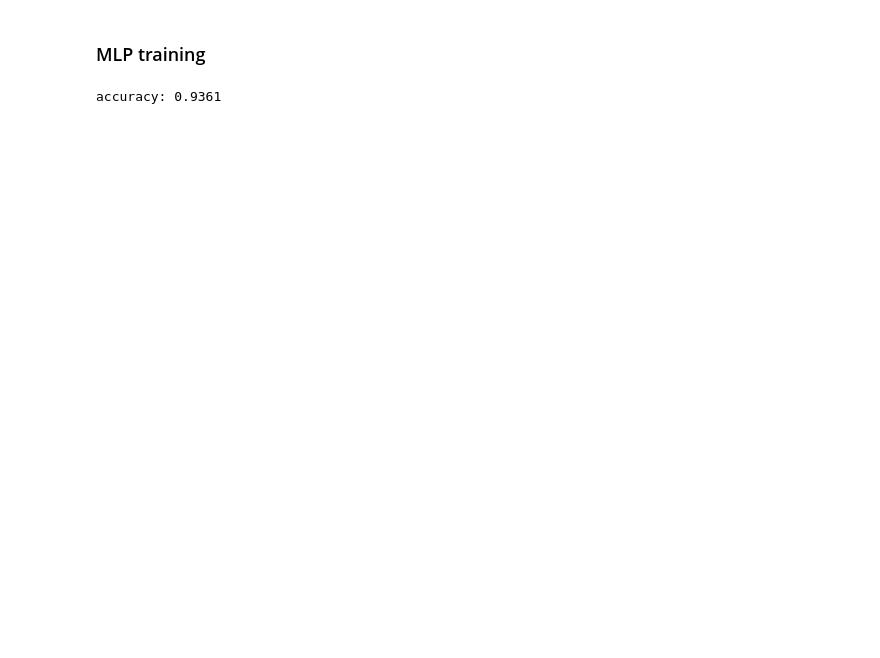
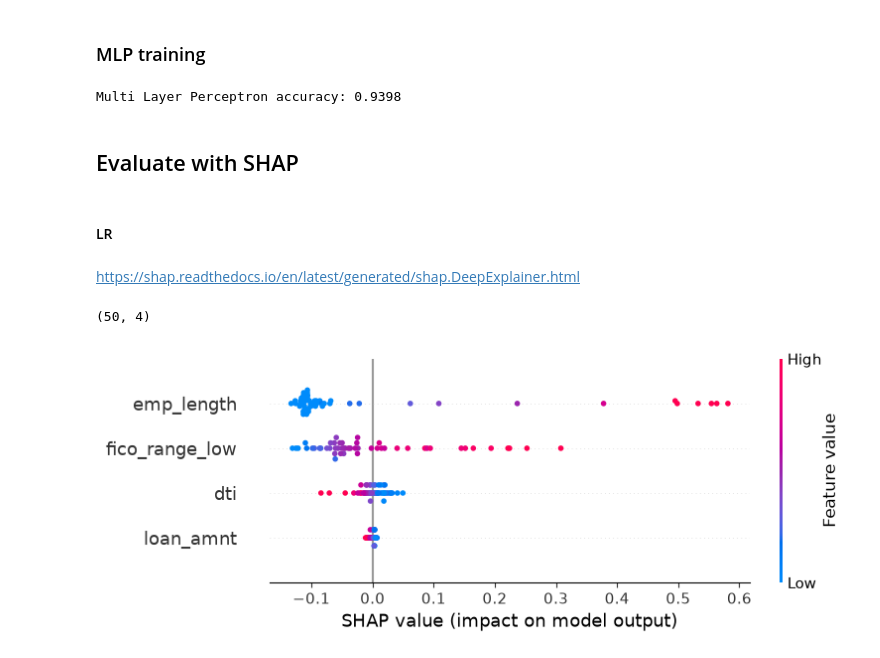
Before and after one commit to TechInTerh/VSWAM, a Jupyter notebook: project_notebooks/eda-with-python-MLP.ipynb, the cells around one changed output. Drawn from its saved outputs; the diff is of its cells as text; code cells hidden in the pictures; blank space fills up the shorter version.

Commit message:
clean shap

```diff
--- a/project_notebooks/eda-with-python-MLP.ipynb
+++ b/project_notebooks/eda-with-python-MLP.ipynb
@@ -167,25 +167,44 @@ accuracy: 0.8789
 # %% [markdown]
 ### MLP training
 # %%
-lr = MLP(input_dim=input_dim)
-lr.to("cuda")
-optimizer = optim.Adam(lr.parameters(), lr=0.01)
-lr.train()
+mlp = MLP(input_dim=input_dim)
+mlp.to("cuda")
+optimizer = optim.Adam(mlp.parameters(), lr=0.01)
+mlp.train()
 
 for epoch in range(epochs):
     optimizer.zero_grad()
-    outputs = lr(X_train_t)
+    outputs = mlp(X_train_t)
     loss = criterion(outputs, y_train_t)
     loss.backward()
     optimizer.step()
     if (epoch + 1) % 10 == 0 or epoch == 0:
         loss_table.append({"Epoch": epoch + 1, "Loss": loss.item()})
 
-lr.eval()
+mlp.eval()
 with torch.no_grad():
-    test_probabilities = lr(X_test_t)
+    test_probabilities = mlp(X_test_t)
     y_pred = (test_probabilities >= 0.5).int().squeeze()
     accuracy = torch.mean((y_pred == y_test_t).float())
-print(f"\naccuracy: {accuracy:.4f}")
+print(f"\nMulti Layer Perceptron accuracy: {accuracy:.4f}")
 # %% [output]
-accuracy: 0.9361
+Multi Layer Perceptron accuracy: 0.9398
+# %% [markdown]
+## Evaluate with SHAP
+# %% [markdown]
+#### LR
+# %% [markdown]
+https://shap.readthedocs.io/en/latest/generated/shap.DeepExplainer.html
+# %%
+import shap
+NB_SAMPLE=50
+
+explainer_lr = shap.DeepExplainer(lr, X_train_t[:NB_SAMPLE])   # model = nn.Module, background = list of torch tensors
+shap_values_lr = explainer_lr.shap_values(X_train_t[:NB_SAMPLE]).reshape(NB_SAMPLE,4)          # list of arrays, one per output]
+shap_values_lr.shape
+# %% [output]
+(50, 4)
+# %%
+shap.summary_plot(shap_values_lr, X_train_t[:NB_SAMPLE].cpu().numpy(), feature_names=selected_columns)
+# %% [output]
+[figure, added]
```
Also changed, not shown: parts of 6 cells of this notebook, 3 other files.
